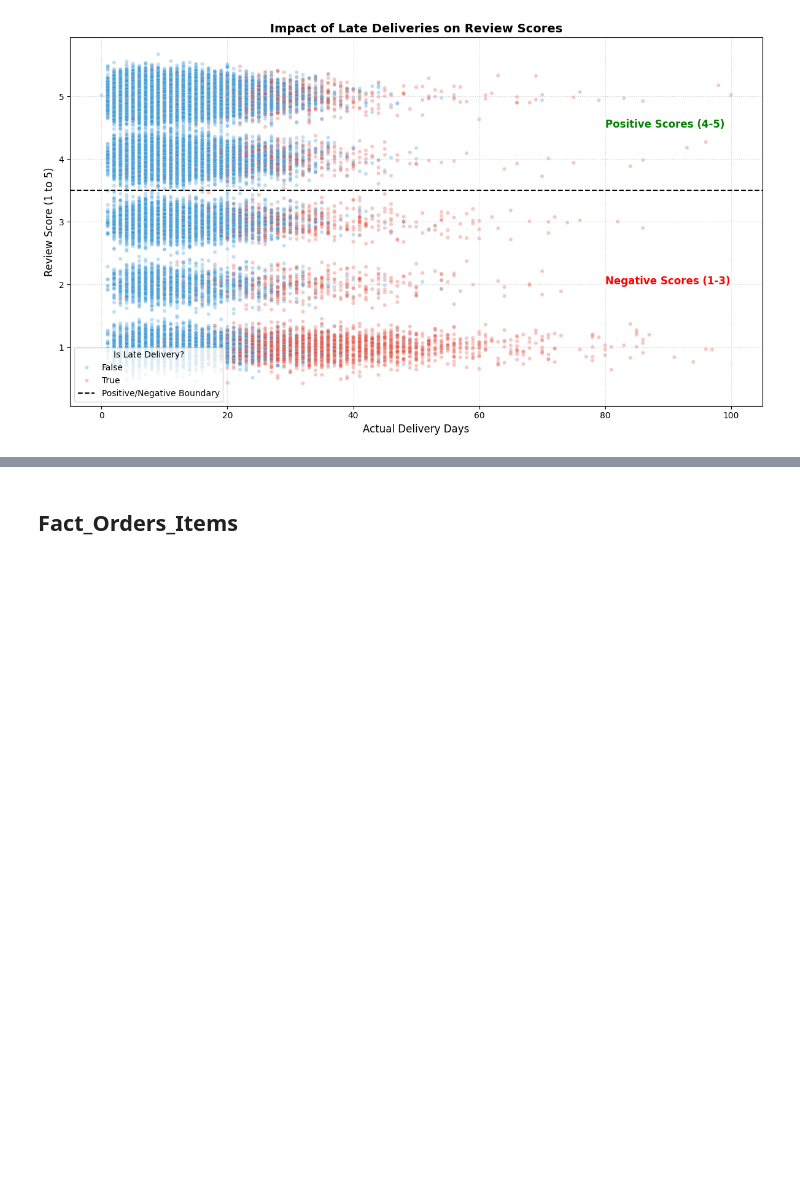
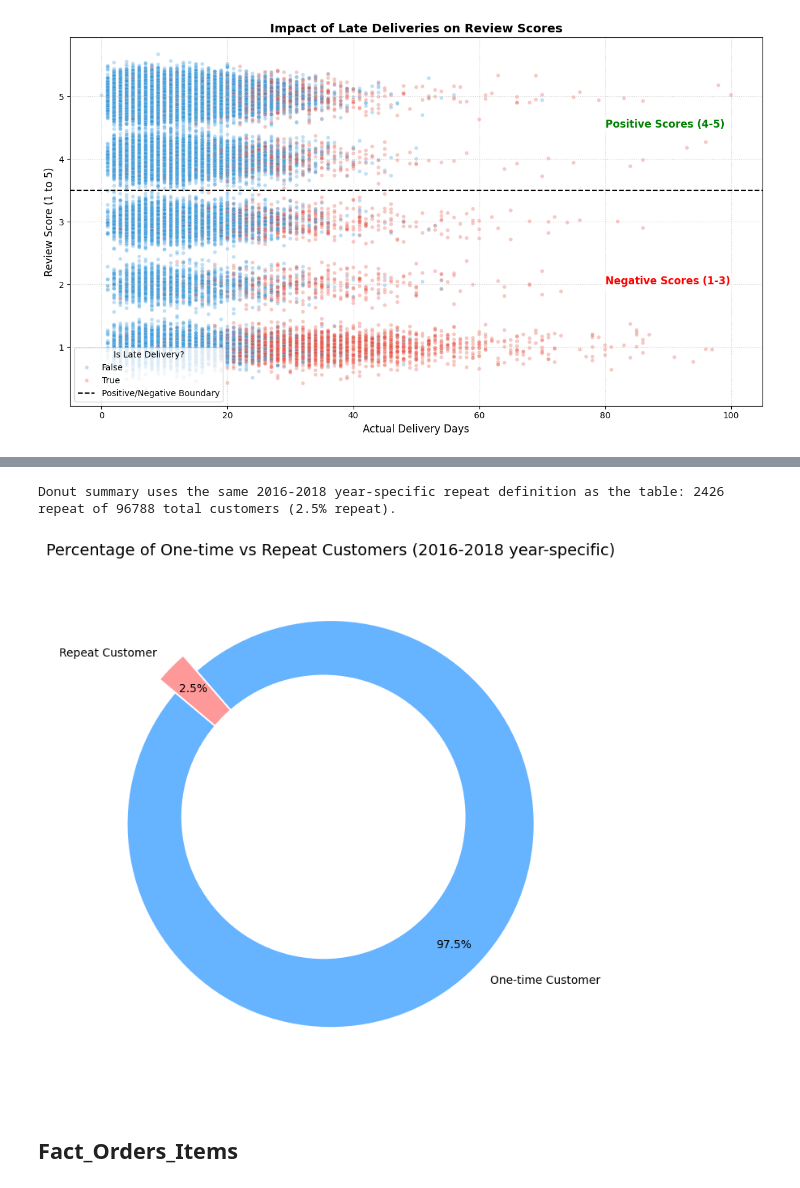
Before and after one commit to NitoBoritto/Olist_Data_Department, a Jupyter notebook: notebooks/EDA.ipynb, the cells around one changed output, grey strips where cells are left out. Cells and saved outputs as stored; diff of their text form; code cells hidden in the pictures; blank space fills up the shorter version.

```diff
--- a/notebooks/EDA.ipynb
+++ b/notebooks/EDA.ipynb
@@ -260,3 +341,54 @@ plt.show()
+# %%
+# 1. Calculate the number of orders per unique customer within the same year
+# This matches the year-by-year repeat classification used in the summary table.
+cust_col = 'customer_unique_id' if 'customer_unique_id' in Fact_Orders.columns else 'customer_id'
+
+yearly_customer_orders = (
+    Fact_Orders.dropna(subset=['year', cust_col])
+    .loc[Fact_Orders['year'].isin(selected_years)]
+    .groupby(['year', cust_col])
+    .size()
+    .reset_index(name='order_count')
+)
+
+# 2. Categorize customers per year: repeat if they ordered more than once within that year
+yearly_customer_orders['type'] = yearly_customer_orders['order_count'].apply(
+    lambda x: 'Repeat Customer' if x > 1 else 'One-time Customer'
+)
+
+# 3. Aggregate the same year-specific classification to one overall donut summary
+summary = yearly_customer_orders['type'].value_counts().reindex(['One-time Customer', 'Repeat Customer'], fill_value=0)
+labels = summary.index
+sizes = summary.values
+colors = ['#66b3ff', '#ff9999']
+
+print(f"Donut summary uses the same 2016-2018 year-specific repeat definition as the table: {summary['Repeat Customer']} repeat of {summary.sum()} total customers ({summary['Repeat Customer'] / summary.sum() * 100:.1f}% repeat).")
+
+# 4. Generate the Donut Chart
+plt.figure(figsize=(7, 7))
+plt.pie(
+    sizes,
+    labels=labels,
+    autopct='%1.1f%%',
+    startangle=140,
+    colors=colors,
+    pctdistance=0.85,
+    explode=(0.05, 0.05)
+)
+
+# Create the "Donut" effect by adding a white circle at the center
+centre_circle = plt.Circle((0,0), 0.70, fc='white')
+fig = plt.gcf()
+fig.gca().add_artist(centre_circle)
+
+# Set chart title and layout
+plt.title('Percentage of One-time vs Repeat Customers (2016-2018 year-specific)', fontsize=14)
+plt.axis('equal')
+plt.tight_layout()
+plt.show()
+# %% [output]
+Donut summary uses the same 2016-2018 year-specific repeat definition as the table: 2426 repeat of 96788 total customers (2.5% repeat).
+[figure, added]
 # %% [markdown]
 ## Fact_Orders_Items
 # %%
```
Also changed, not shown: parts of 1 cell of this notebook.
